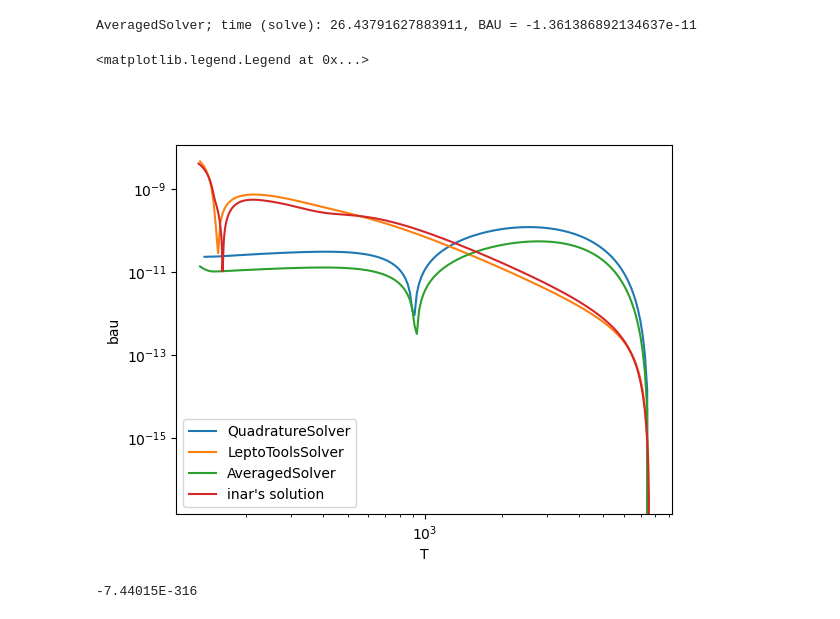
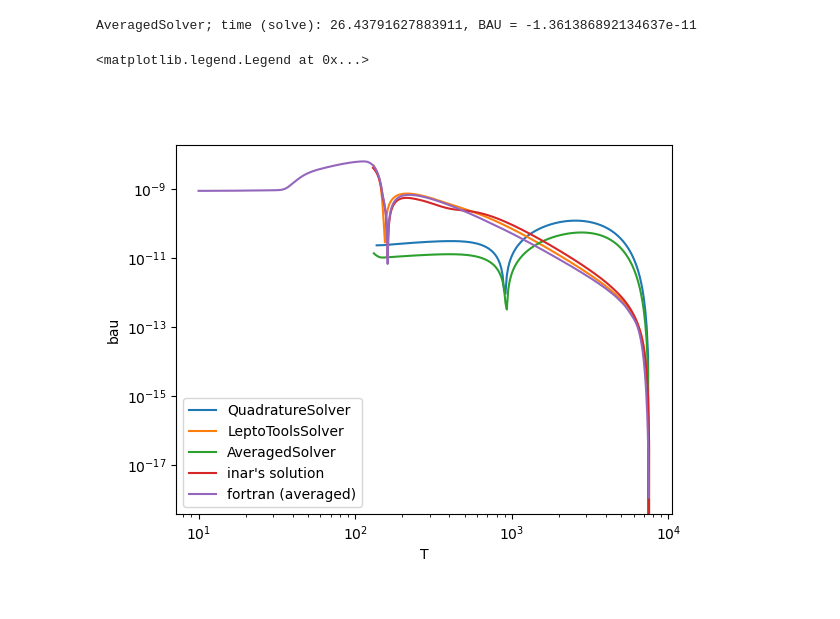
Before and after one commit to michaelhb/nuMSM, a Jupyter notebook: jupyter/solverAPI.ipynb, the cells around one changed output. Cells and saved outputs as stored; diff of their text form; code cells hidden in the pictures.

```diff
--- a/jupyter/solverAPI.ipynb
+++ b/jupyter/solverAPI.ipynb
@@ -36,5 +36,5 @@ import warnings
 
 with warnings.catch_warnings():
     warnings.simplefilter("ignore")
-    quad = GaussianQuadrature(n_kc, 0, kc_max, mp, H, qscheme="legendre")
+    quad = GaussianQuadrature(n_kc, 0, kc_max, qscheme="legendre")
     rates = Rates_Jurai(mp, H, quad.kc_list(), tot=False)
@@ -88,36 +92,34 @@ AveragedSolver; time (solve): 26.43791627883911, BAU = -1.361386892134637e-11
 # %%
 # Plot BAU generation
 inar_data = np.loadtxt("sol10modes09_50.csv", delimiter=",")
+
+# Clean up fortran data
+def fixfloat(f):
+    if f.find('E') == -1:
+        split = f.split('-')
+        split[-2] += "E"
+        return "-".join(split)
+    else:
+        return f
+
+fortran_data = np.array([[float(fixfloat(f)) for f in l.strip().split("    ")] for l in open("LA_Evo_OrgH.dat").readlines()])
+
 
 fig = plt.figure(dpi=100)
 ax = fig.add_subplot(111)
 plt.xlabel("T")
 plt.ylabel("bau")
 plt.xscale("log")
 plt.yscale("log")
 plt.plot(quad_solver.get_Tlist(), (28./79.) * np.abs(np.array(quad_solver.get_total_lepton_asymmetry())),
         label="QuadratureSolver")
 plt.plot(lepto_solver.get_Tlist(), (28./79.) * np.abs(np.array(lepto_solver.get_total_lepton_asymmetry())),
         label="LeptoToolsSolver")
 plt.plot(avg_solver.get_Tlist(), (28./79.) * np.abs(np.array(avg_solver.get_total_lepton_asymmetry())),
         label="AveragedSolver")
 plt.plot(inar_data[:,0],(28./79.) * np.abs(inar_data[:,1] + inar_data[:,2] + inar_data[:,3]), label="inar's solution")
+plt.plot(fortran_data[:,0],(28./79.) * np.abs(fortran_data[:,1] + fortran_data[:,2] + fortran_data[:,3]), label="fortran (averaged)")
 plt.legend()
 # %% [output]
 <matplotlib.legend.Legend at 0x...>
-[figure, old version]
+[figure, new version]
-# %%
-fortran_data = [[f for f in l.strip().split("    ")] for l in open("LA_Evo_OrgH.dat").readlines()]
-f = "-7.44015-316"
-
-def fixfloat(f):
-    if f.find('E') == -1:
-        split = f.split('-')
-        split[-2] += "E"
-        return "-".join(split)
-    else:
-        return f
-
-fixfloat(f)
-# %% [output]
--7.44015E-316
```
Also changed, not shown: parts of 2 cells of this notebook, 14 other files.
